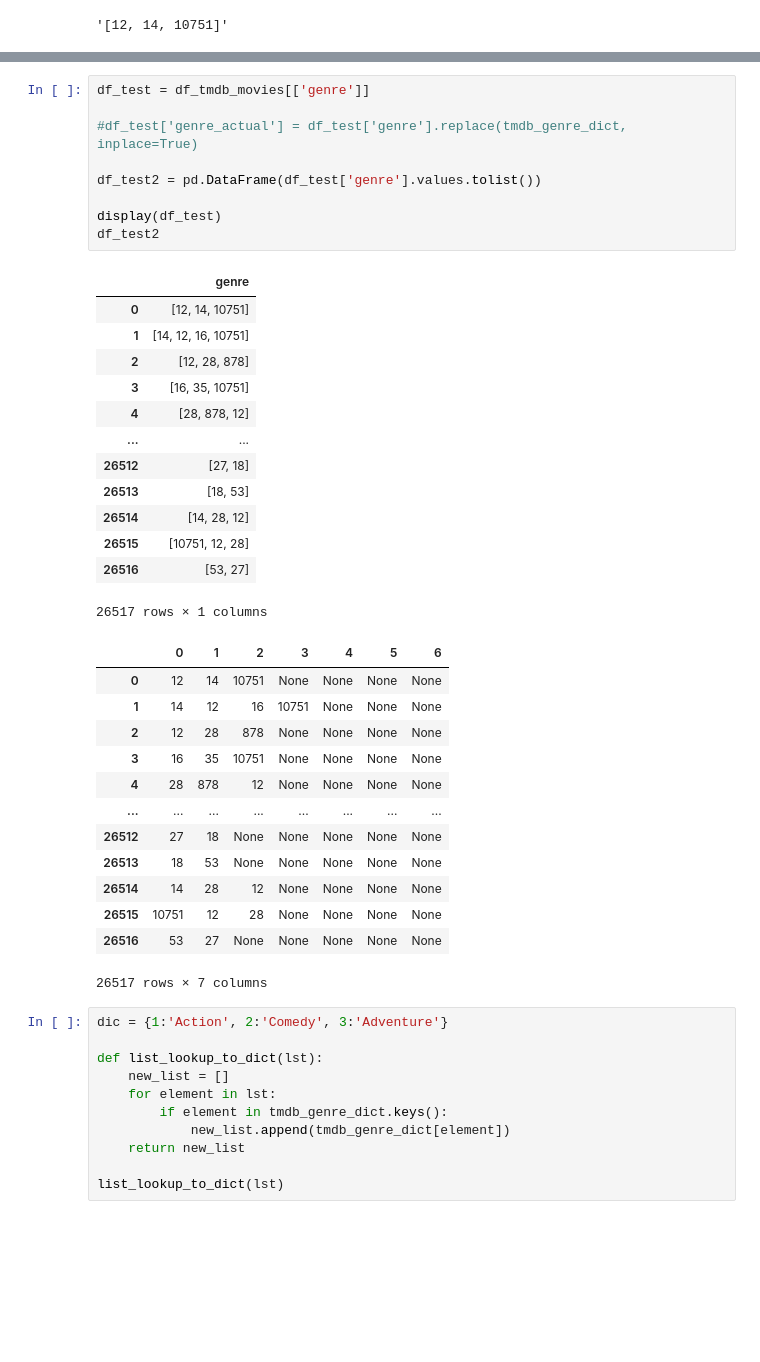
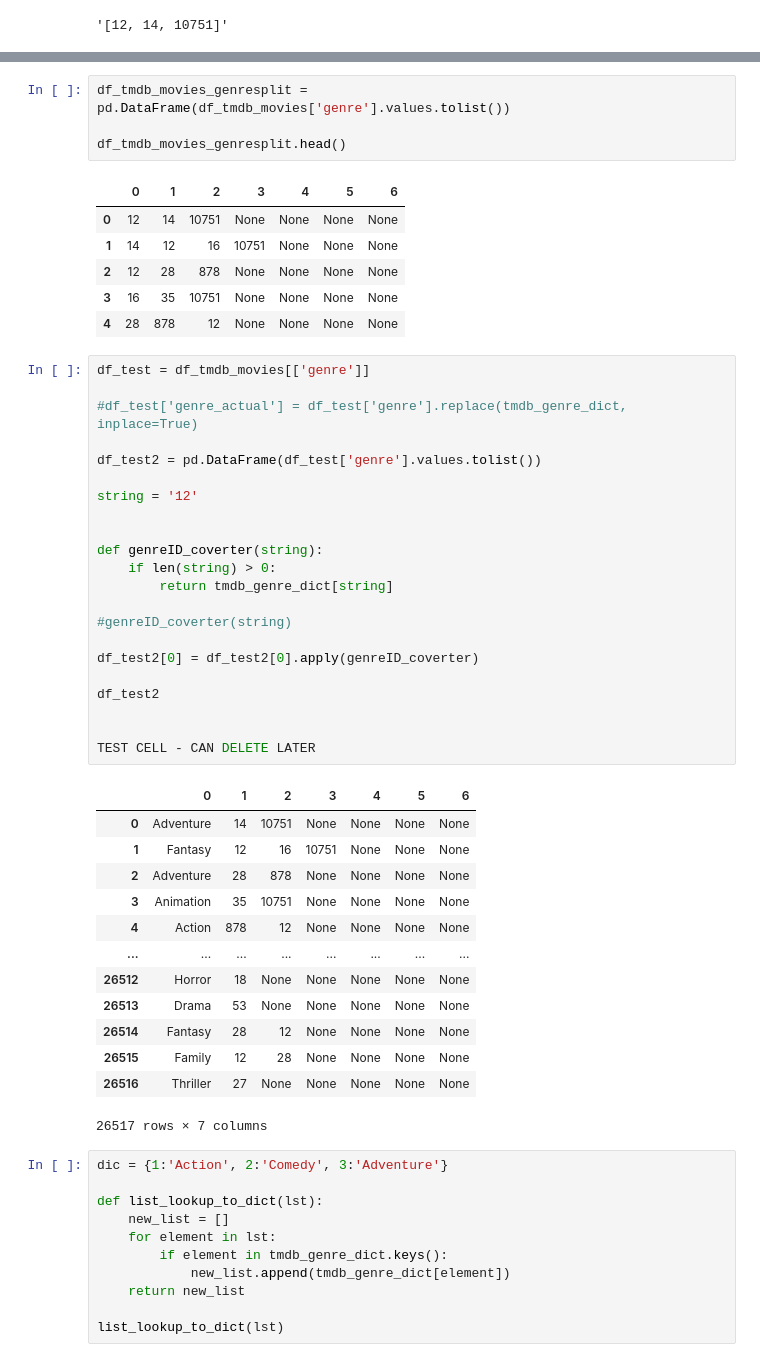
Before and after one commit to dt1086/Phase1_Project, a Jupyter notebook: Data Exploration.ipynb, the cells around one changed output, grey strips where cells are left out. Cells and saved outputs as stored; diff of their text form; blank space fills up the shorter version.

Commit message:
Data Exploration v8

```diff
--- a/Data Exploration.ipynb
+++ b/Data Exploration.ipynb
@@ -408,42 +408,53 @@ df_tmdb_movies.head()
 | 2 | 2 | [12, 28, 878] | 10138 | en | Iron Man 2 | 28.515 | 2010-05-07 | Iron Man 2 | ... |
 | 3 | 3 | [16, 35, 10751] | 862 | en | Toy Story | 28.005 | 1995-11-22 | Toy Story | ... |
 | 4 | 4 | [28, 878, 12] | 27205 | en | Inception | 27.920 | 2010-07-16 | Inception | ... |
+# %%
+df_tmdb_movies_genresplit = pd.DataFrame(df_tmdb_movies['genre'].values.tolist())
+
+df_tmdb_movies_genresplit.head()
+# %% [output]
+|  | 0 | 1 | 2 | 3 | 4 | 5 | 6 |
+| 0 | 12 | 14 | 10751 | None | None | None | None |
+| 1 | 14 | 12 | 16 | 10751 | None | None | None |
+| 2 | 12 | 28 | 878 | None | None | None | None |
+| 3 | 16 | 35 | 10751 | None | None | None | None |
+| 4 | 28 | 878 | 12 | None | None | None | None |
 # %%
 df_test = df_tmdb_movies[['genre']]
 
 #df_test['genre_actual'] = df_test['genre'].replace(tmdb_genre_dict, inplace=True)
 
 df_test2 = pd.DataFrame(df_test['genre'].values.tolist())
 
-display(df_test)
+string = '12'
+
+
+def genreID_coverter(string):
+    if len(string) > 0:
+        return tmdb_genre_dict[string]
+
+#genreID_coverter(string)
+
+df_test2[0] = df_test2[0].apply(genreID_coverter)
+
 df_test2
+
+
+TEST CELL - CAN DELETE LATER
 # %% [output]
-|  | genre |
-| 0 | [12, 14, 10751] |
-| 1 | [14, 12, 16, 10751] |
-| 2 | [12, 28, 878] |
-| 3 | [16, 35, 10751] |
-| 4 | [28, 878, 12] |
-| ... | ... |
-| 26512 | [27, 18] |
-| 26513 | [18, 53] |
-| 26514 | [14, 28, 12] |
-| 26515 | [10751, 12, 28] |
-| 26516 | [53, 27] |
+|  | 0 | 1 | 2 | 3 | 4 | 5 | 6 |
+| 0 | Adventure | 14 | 10751 | None | None | None | None |
+| 1 | Fantasy | 12 | 16 | 10751 | None | None | None |
+| 2 | Adventure | 28 | 878 | None | None | None | None |
+| 3 | Animation | 35 | 10751 | None | None | None | None |
+| 4 | Action | 878 | 12 | None | None | None | None |
+| ... | ... | ... | ... | ... | ... | ... | ... |
+| 26512 | Horror | 18 | None | None | None | None | None |
+| 26513 | Drama | 53 | None | None | None | None | None |
+| 26514 | Fantasy | 28 | 12 | None | None | None | None |
+| 26515 | Family | 12 | 28 | None | None | None | None |
+| 26516 | Thriller | 27 | None | None | None | None | None |
-26517 rows × 1 columns
+26517 rows × 7 columns
-|  | 0 | 1 | 2 | 3 | 4 | 5 | 6 |
-| 0 | 12 | 14 | 10751 | None | None | None | None |
-| 1 | 14 | 12 | 16 | 10751 | None | None | None |
-| 2 | 12 | 28 | 878 | None | None | None | None |
-| 3 | 16 | 35 | 10751 | None | None | None | None |
-| 4 | 28 | 878 | 12 | None | None | None | None |
-| ... | ... | ... | ... | ... | ... | ... | ... |
-| 26512 | 27 | 18 | None | None | None | None | None |
-| 26513 | 18 | 53 | None | None | None | None | None |
-| 26514 | 14 | 28 | 12 | None | None | None | None |
-| 26515 | 10751 | 12 | 28 | None | None | None | None |
-| 26516 | 53 | 27 | None | None | None | None | None |
-26517 rows × 7 columns
 # %%
 dic = {1:'Action', 2:'Comedy', 3:'Adventure'}
 
```
Also changed, not shown: parts of 1 cell of this notebook.
